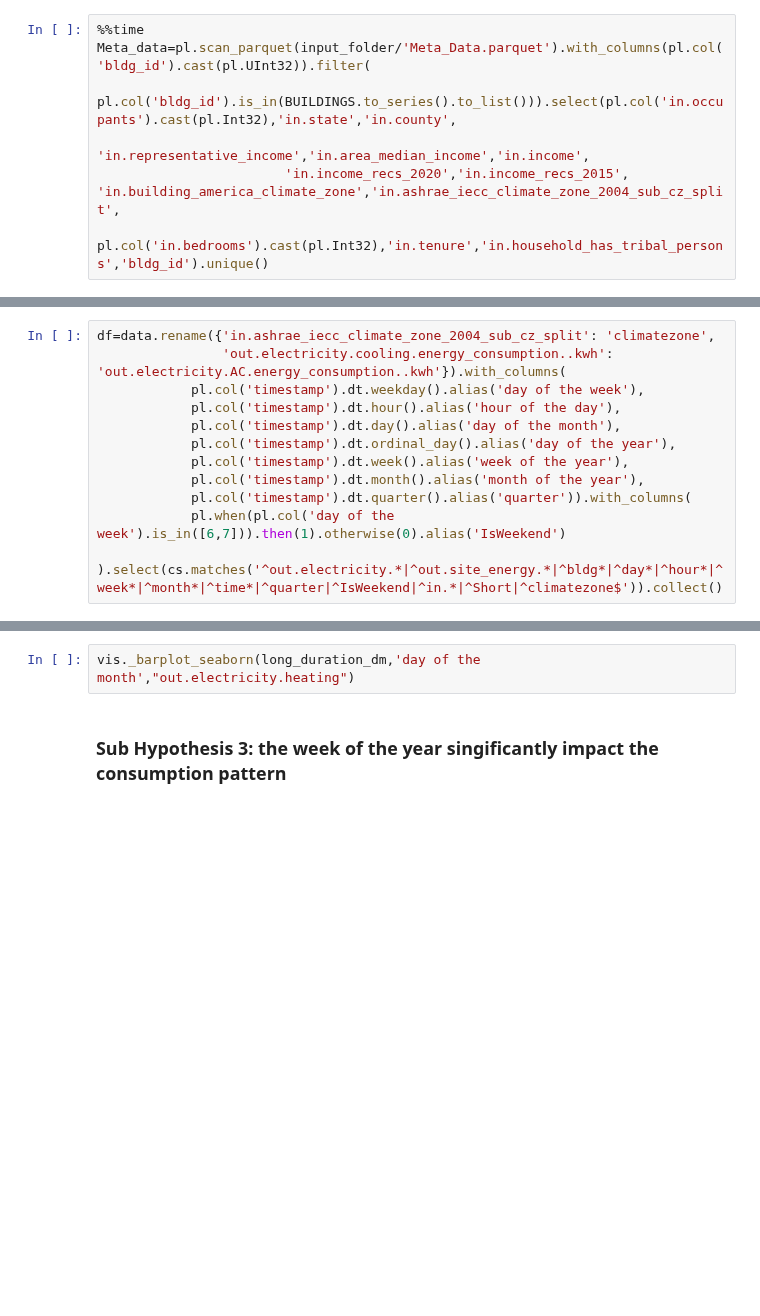
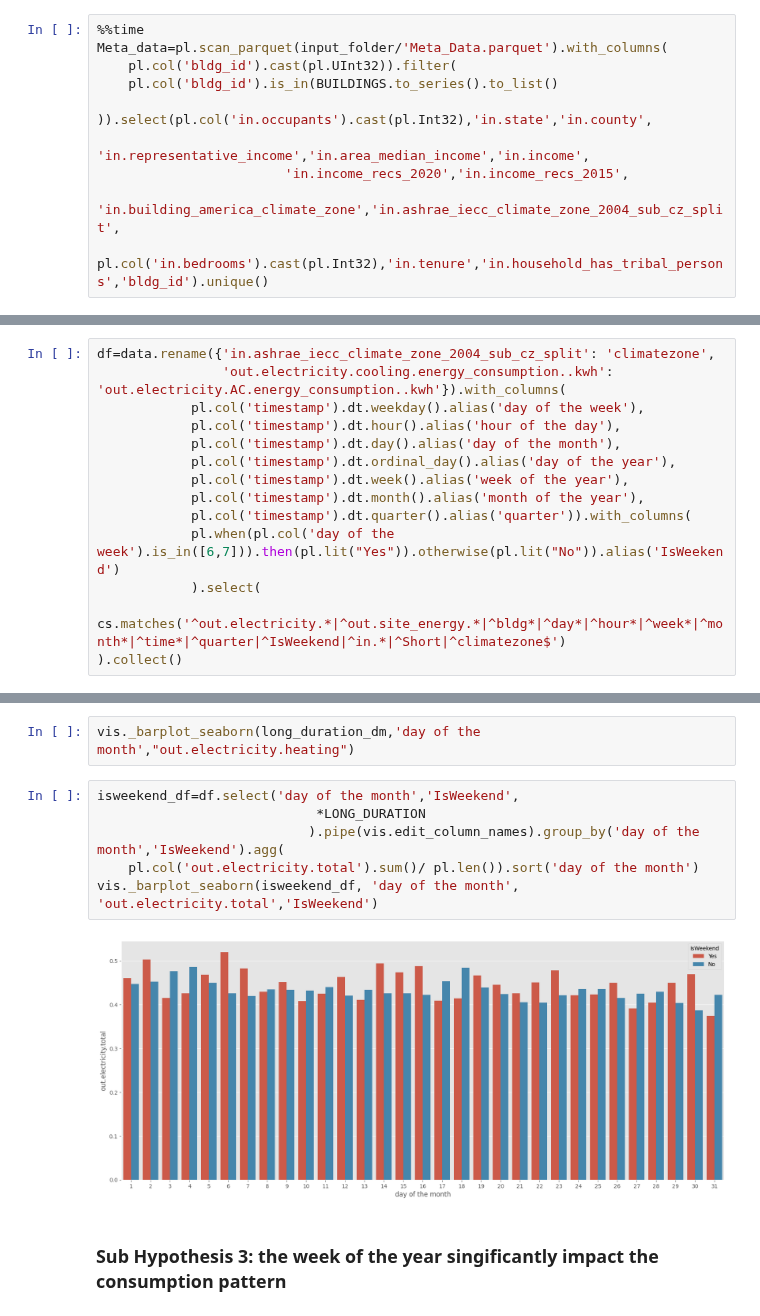
Before and after one commit to 1nuc/load-profile-decomposition, a Jupyter notebook: src/Customer_analysis/run.ipynb, the cells around one changed output, grey strips where cells are left out. Cells and saved outputs as stored; diff of their text form; blank space fills up the shorter version.

```diff
--- a/src/Customer_analysis/run.ipynb
+++ b/src/Customer_analysis/run.ipynb
@@ -59,10 +59,13 @@ vis.hist_exp()
 ## Data Integration Phase
 # %%
 %%time
-Meta_data=pl.scan_parquet(input_folder/'Meta_Data.parquet').with_columns(pl.col('bldg_id').cast(pl.UInt32)).filter(
-    pl.col('bldg_id').is_in(BUILDINGS.to_series().to_list())).select(pl.col('in.occupants').cast(pl.Int32),'in.state','in.county',
+Meta_data=pl.scan_parquet(input_folder/'Meta_Data.parquet').with_columns(
+    pl.col('bldg_id').cast(pl.UInt32)).filter(
+    pl.col('bldg_id').is_in(BUILDINGS.to_series().to_list()
+                           )).select(pl.col('in.occupants').cast(pl.Int32),'in.state','in.county',
                         'in.representative_income','in.area_median_income','in.income',
-                        'in.income_recs_2020','in.income_recs_2015', 'in.building_america_climate_zone','in.ashrae_iecc_climate_zone_2004_sub_cz_split',
+                        'in.income_recs_2020','in.income_recs_2015',
+                        'in.building_america_climate_zone','in.ashrae_iecc_climate_zone_2004_sub_cz_split',
                         pl.col('in.bedrooms').cast(pl.Int32),'in.tenure','in.household_has_tribal_persons','bldg_id').unique()
 # %% [markdown]
 ## Merging the Meta Data into the main data
@@ -135,8 +140,10 @@ df=data.rename({'in.ashrae_iecc_climate_zone_2004_sub_cz_split': 'climatezone',
             pl.col('timestamp').dt.week().alias('week of the year'),
             pl.col('timestamp').dt.month().alias('month of the year'),
             pl.col('timestamp').dt.quarter().alias('quarter')).with_columns(
-            pl.when(pl.col('day of the week').is_in([6,7])).then(1).otherwise(0).alias('IsWeekend')
-            ).select(cs.matches('^out.electricity.*|^out.site_energy.*|^bldg*|^day*|^hour*|^week*|^month*|^time*|^quarter|^IsWeekend|^in.*|^Short|^climatezone$')).collect()
+            pl.when(pl.col('day of the week').is_in([6,7])).then(pl.lit("Yes")).otherwise(pl.lit("No")).alias('IsWeekend')
+            ).select(
+    cs.matches('^out.electricity.*|^out.site_energy.*|^bldg*|^day*|^hour*|^week*|^month*|^time*|^quarter|^IsWeekend|^in.*|^Short|^climatezone$')
+).collect()
 # %% [markdown]
 ## Defining Target features
 # %%
@@ -269,6 +276,14 @@ there is a weird relationship between the heating and the day of the month which
 vis.display_totals(long_duration_dm, 'day of the month',"out.electricity.heating")
 # %%
 vis._barplot_seaborn(long_duration_dm,'day of the month',"out.electricity.heating")
+# %%
+isweekend_df=df.select('day of the month','IsWeekend',
+                            *LONG_DURATION
+                           ).pipe(vis.edit_column_names).group_by('day of the month','IsWeekend').agg(
+    pl.col('out.electricity.total').sum()/ pl.len()).sort('day of the month')
+vis._barplot_seaborn(isweekend_df, 'day of the month', 'out.electricity.total','IsWeekend')
+# %% [output]
+[figure, added]
 # %% [markdown]
 ### Sub Hypothesis 3: the week of the year singificantly impact the consumption pattern
 # %%
```
Also changed, not shown: parts of 3 cells of this notebook.
